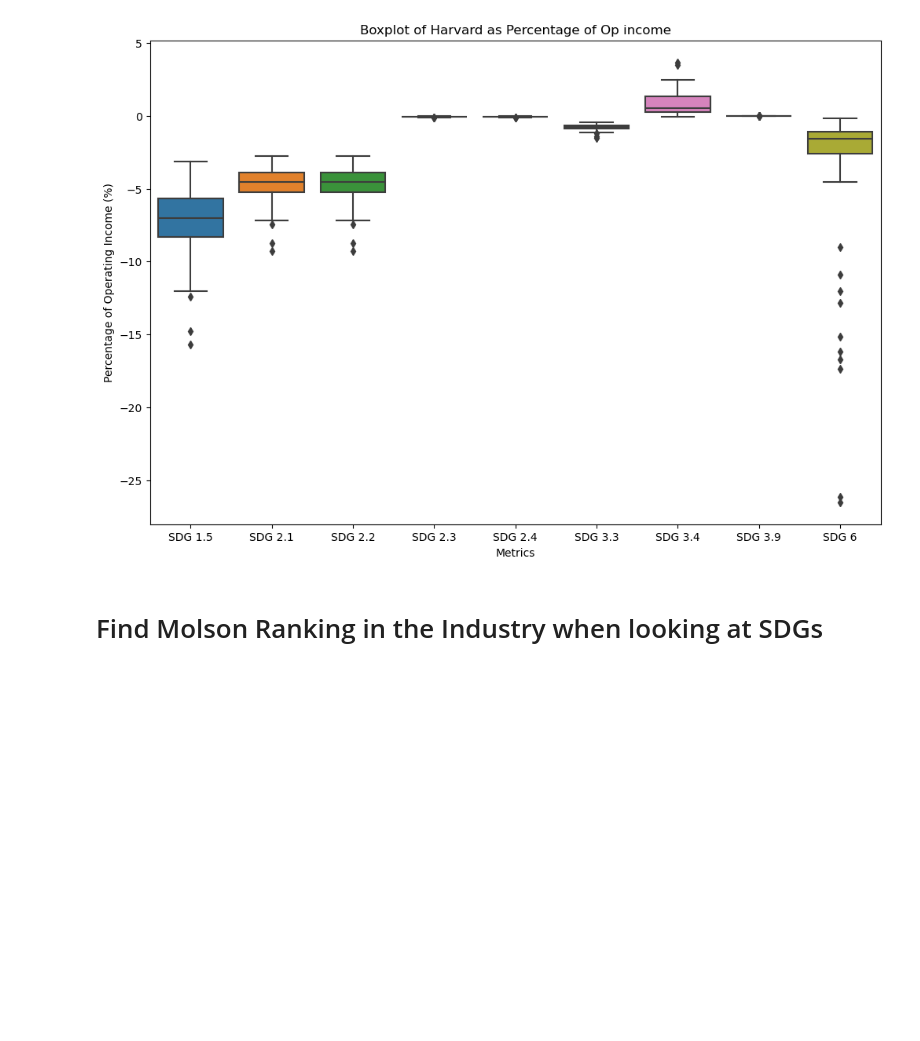
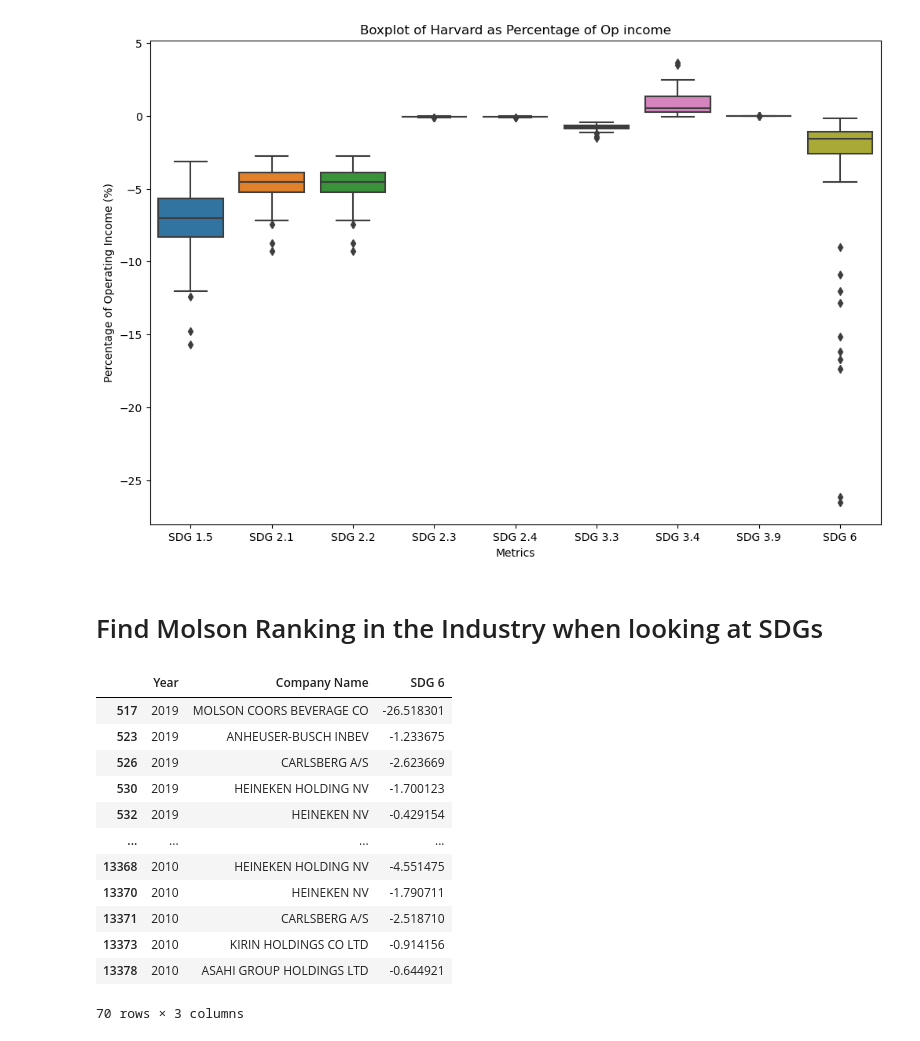
Before and after one commit to yummypugs/SPM-Project-Harvard, a Jupyter notebook: Box Plots Brewery 0%.ipynb, the cells around one changed output. Saved outputs shown, nothing was run; the diff lists cells and outputs as text; code cells hidden in the pictures; blank space fills up the shorter version.

```diff
--- a/Box Plots Brewery 0%.ipynb
+++ b/Box Plots Brewery 0%.ipynb
@@ -263,3 +263,20 @@ plt.show()
 [figure]
 # %% [markdown]
 # Find Molson Ranking in the Industry when looking at SDGs
+# %%
+sdg6 = df_opinc.loc[:,["Year", "Company Name", "SDG 6"]]
+sdg6
+# %% [output]
+|  | Year | Company Name | SDG 6 |
+| 517 | 2019 | MOLSON COORS BEVERAGE CO | -26.518301 |
+| 523 | 2019 | ANHEUSER-BUSCH INBEV | -1.233675 |
+| 526 | 2019 | CARLSBERG A/S | -2.623669 |
+| 530 | 2019 | HEINEKEN HOLDING NV | -1.700123 |
+| 532 | 2019 | HEINEKEN NV | -0.429154 |
+| ... | ... | ... | ... |
+| 13368 | 2010 | HEINEKEN HOLDING NV | -4.551475 |
+| 13370 | 2010 | HEINEKEN NV | -1.790711 |
+| 13371 | 2010 | CARLSBERG A/S | -2.518710 |
+| 13373 | 2010 | KIRIN HOLDINGS CO LTD | -0.914156 |
+| 13378 | 2010 | ASAHI GROUP HOLDINGS LTD | -0.644921 |
+70 rows × 3 columns
```
Also changed, not shown: parts of 3 cells of this notebook, 2 other files.
